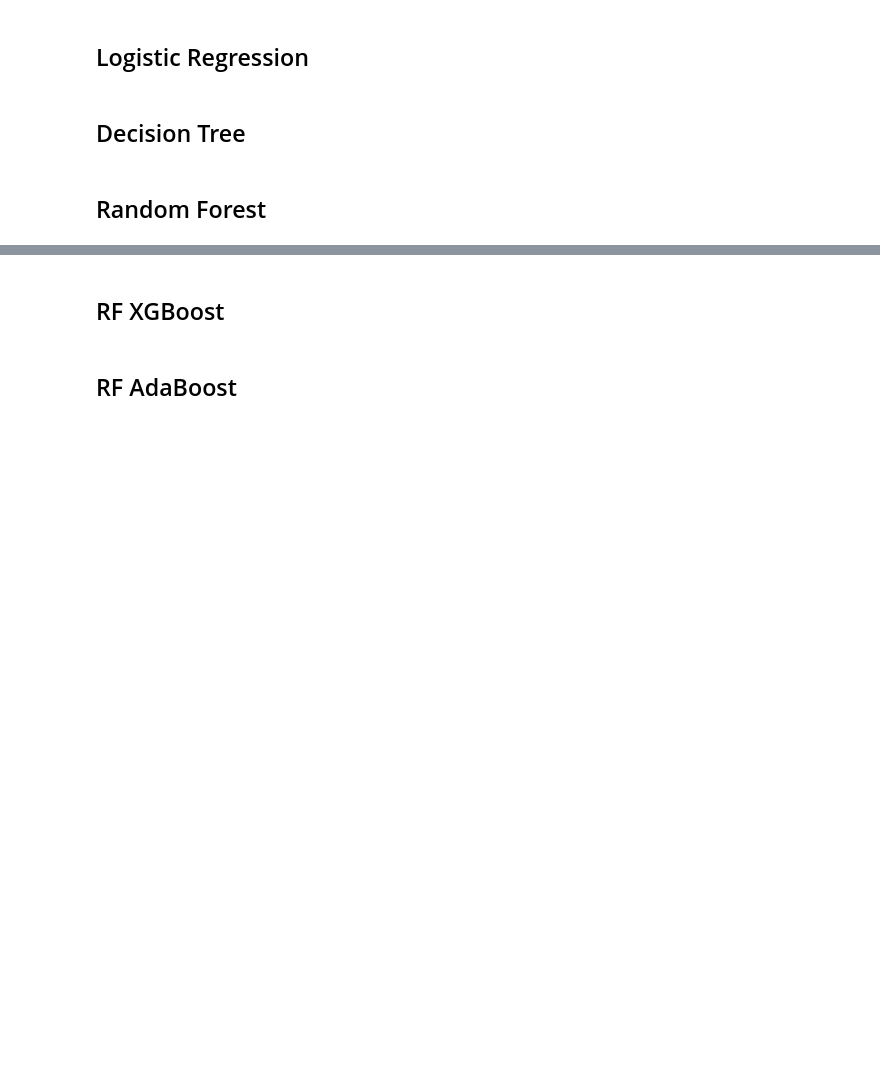
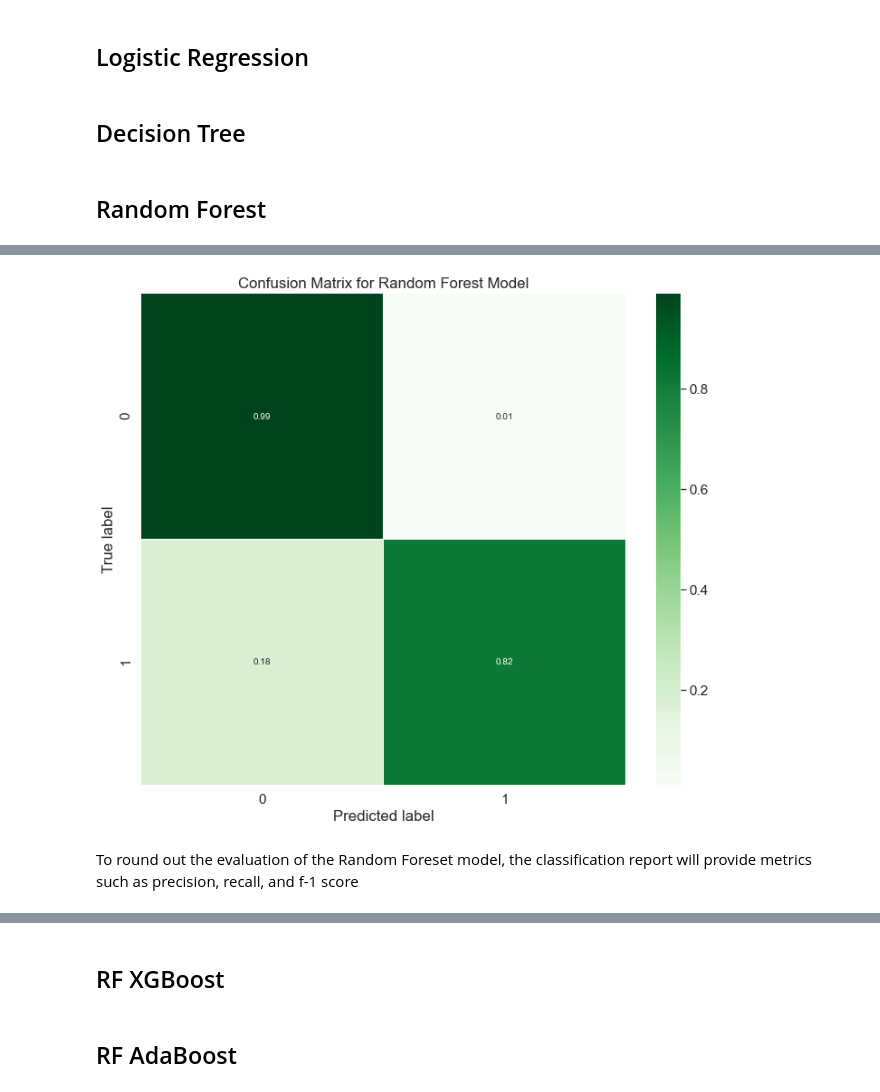
Before and after one commit to PaolaMalagon/Churn-Prediction-G2, a Jupyter notebook: Churn-Prediction-G2.ipynb, the cells around one changed output, grey strips where cells are left out. Drawn from its saved outputs; the diff is of its cells as text; code cells hidden in the pictures; blank space fills up the shorter version.

```diff
--- a/Churn-Prediction-G2.ipynb
+++ b/Churn-Prediction-G2.ipynb
@@ -485,0 +651,21 @@ The purpose of the model building stage is to create a highly function classific
+# %%
+# Get and reshape confusion matrix data
+matrix = confusion_matrix(target_test, target_test_pred)
+matrix = matrix.astype('float') / matrix.sum(axis=1)[:, np.newaxis]
+# %%
+# Build the plot
+plt.figure(figsize=(12,10))
+sns.set(font_scale=1.4)
+sns.heatmap(matrix, annot=True, annot_kws={'size':10},
+            cmap=plt.cm.Greens, linewidths=0.2)
+
+# Add labels to the plot
+
+plt.xlabel('Predicted label')
+plt.ylabel('True label')
+plt.title('Confusion Matrix for Random Forest Model')
+plt.show()
+# %% [output]
+[figure, added]
+# %% [markdown]
+To round out the evaluation of the Random Foreset model, the classification report will provide metrics such as precision, recall, and f-1 score
```
Also changed, not shown: parts of 45 cells of this notebook.
